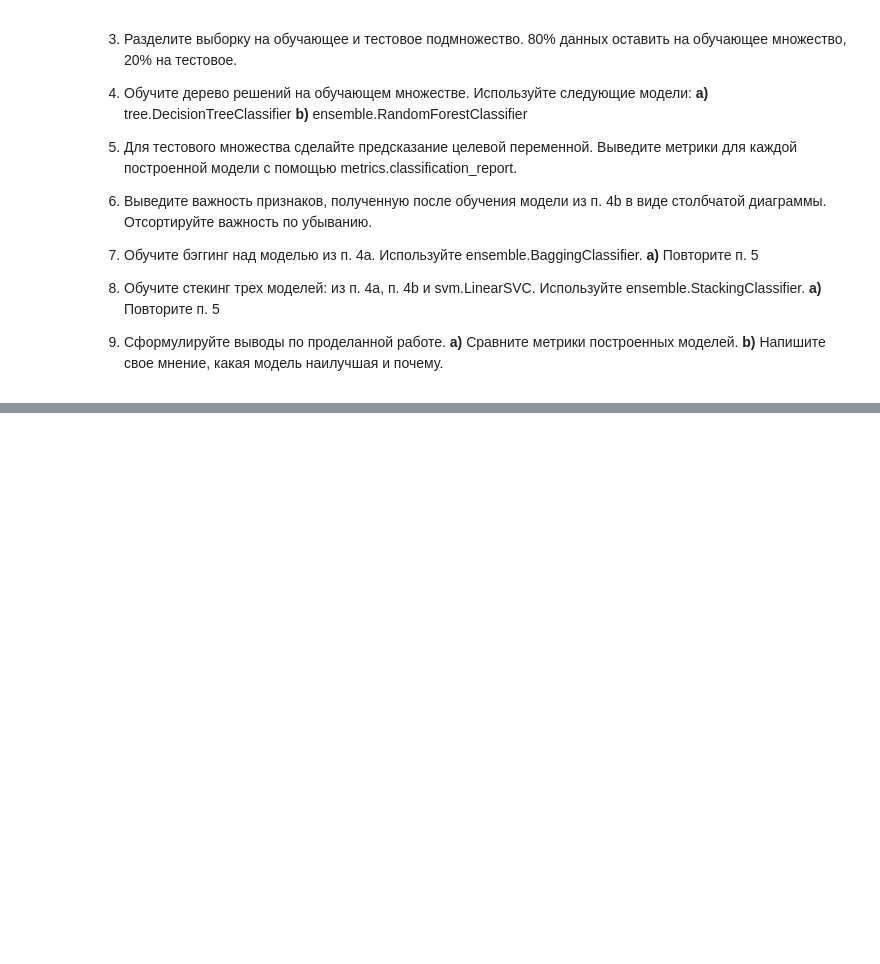
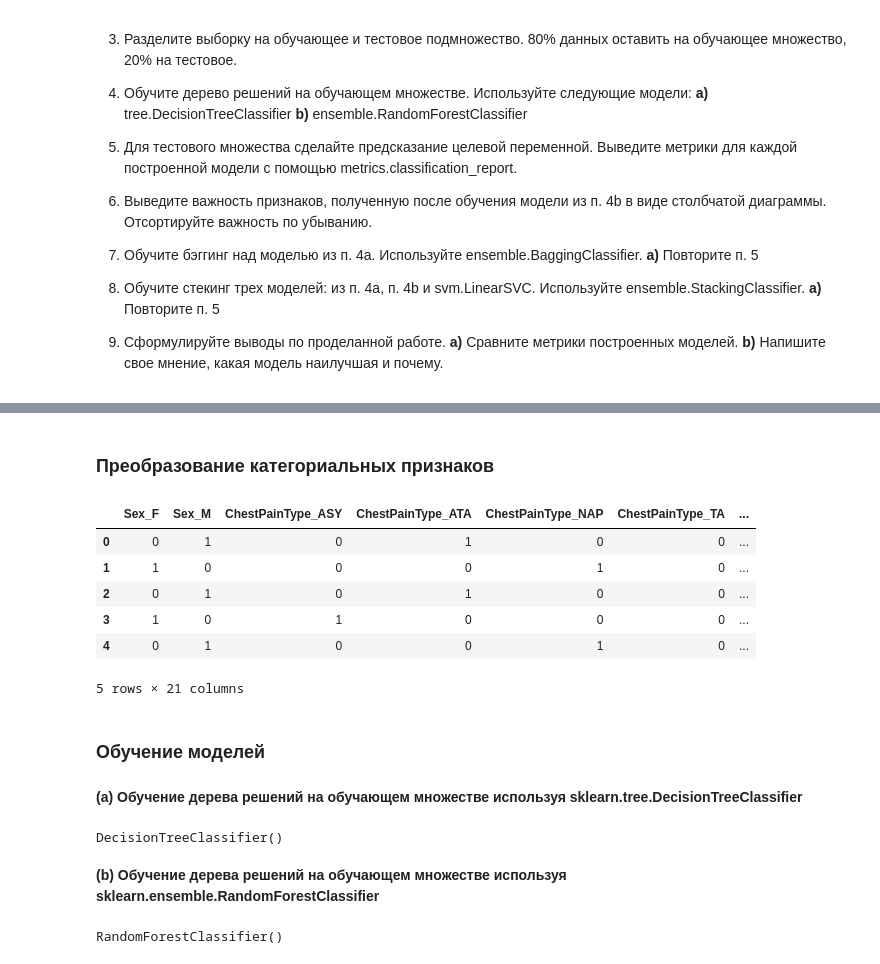
Before and after one commit to msavilov/Feature_Engineering_ML, a Jupyter notebook: 9_Ensemble_methods/ensemble_methods.ipynb, the cells around one changed output, grey strips where cells are left out. Saved outputs shown, nothing was run; the diff lists cells and outputs as text; code cells hidden in the pictures; blank space fills up the shorter version.

Commit message:
add final version Ensemble methods

```diff
--- a/9_Ensemble_methods/ensemble_methods.ipynb
+++ b/9_Ensemble_methods/ensemble_methods.ipynb
@@ -31,0 +98,16 @@
+# %% [markdown]
+### Преобразование категориальных признаков
+# %%
+categorials = list(data.dtypes[data.dtypes == object].index)
+dummy = pd.get_dummies(data[categorials], columns=categorials)
+# %%
+data = pd.concat([dummy, data.drop(columns=['Sex', 'ChestPainType', 'RestingECG', 'ExerciseAngina', 'ST_Slope'])], axis=1)
+data.head()
+# %% [output]
+|  | Sex_F | Sex_M | ChestPainType_ASY | ChestPainType_ATA | ChestPainType_NAP | ChestPainType_TA | ... |
+| 0 | 0 | 1 | 0 | 1 | 0 | 0 | ... |
+| 1 | 1 | 0 | 0 | 0 | 1 | 0 | ... |
+| 2 | 0 | 1 | 0 | 1 | 0 | 0 | ... |
+| 3 | 1 | 0 | 1 | 0 | 0 | 0 | ... |
+| 4 | 0 | 1 | 0 | 0 | 1 | 0 | ... |
+5 rows × 21 columns
@@ -31,0 +119,16 @@
+# %% [markdown]
+### Обучение моделей
+# %% [markdown]
+**(a) Обучение дерева решений на обучающем множестве используя sklearn.tree.DecisionTreeClassifier**
+# %%
+decision_tree = DecisionTreeClassifier()
+decision_tree.fit(X_train, y_train)
+# %% [output]
+DecisionTreeClassifier()
+# %% [markdown]
+**(b) Обучение дерева решений на обучающем множестве используя sklearn.ensemble.RandomForestClassifier**
+# %%
+random_forest = RandomForestClassifier()
+random_forest.fit(X_train, y_train)
+# %% [output]
+RandomForestClassifier()
```
Also changed, not shown: parts of 25 cells of this notebook.
